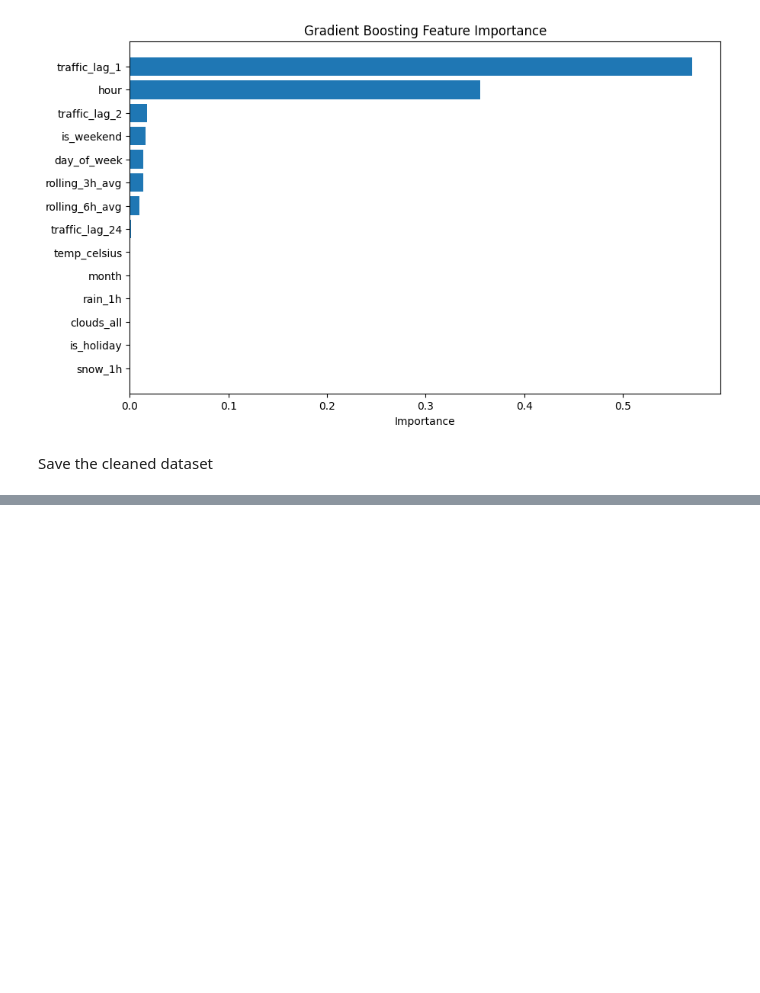
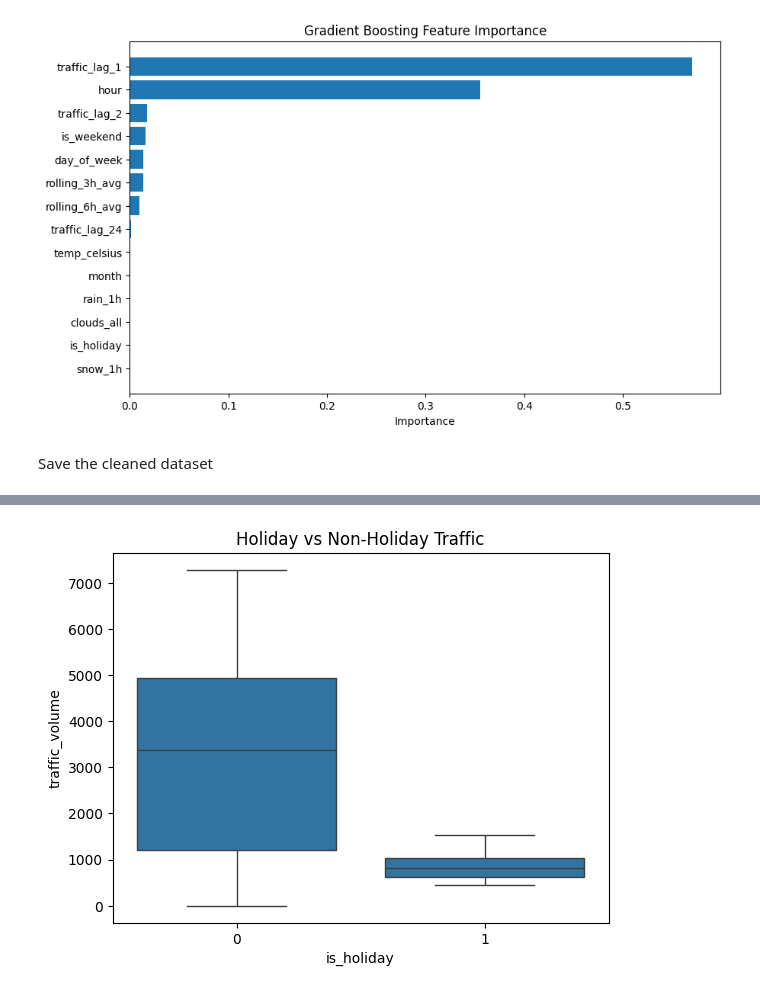
Before and after one commit to aswathyjain70-ctrl/Intelligent-Traffic-Congestion-Prediction, a Jupyter notebook: Intelligent_Traffic_Congestion_Prediction.ipynb, the cells around one changed output, grey strips where cells are left out. Drawn from its saved outputs; the diff is of its cells as text; code cells hidden in the pictures; blank space fills up the shorter version.

```diff
--- a/Intelligent_Traffic_Congestion_Prediction.ipynb
+++ b/Intelligent_Traffic_Congestion_Prediction.ipynb
@@ -706,0 +826,11 @@ model_df.to_csv(
+# %%
+df['is_holiday'] = (
+    df['holiday']
+    .fillna('None')
+    .astype(str)
+    .str.strip()
+    .ne('None')
+    .astype(int)
+)
+
+df.groupby('is_holiday')['traffic_volume'].mean()
@@ -706,0 +843,11 @@ model_df.to_csv(
+# %%
+sns.boxplot(
+    data=df,
+    x='is_holiday',
+    y='traffic_volume'
+)
+
+plt.title('Holiday vs Non-Holiday Traffic')
+plt.show()
+# %% [output]
+[figure, added]
```
Also changed, not shown: parts of 45 cells of this notebook.
